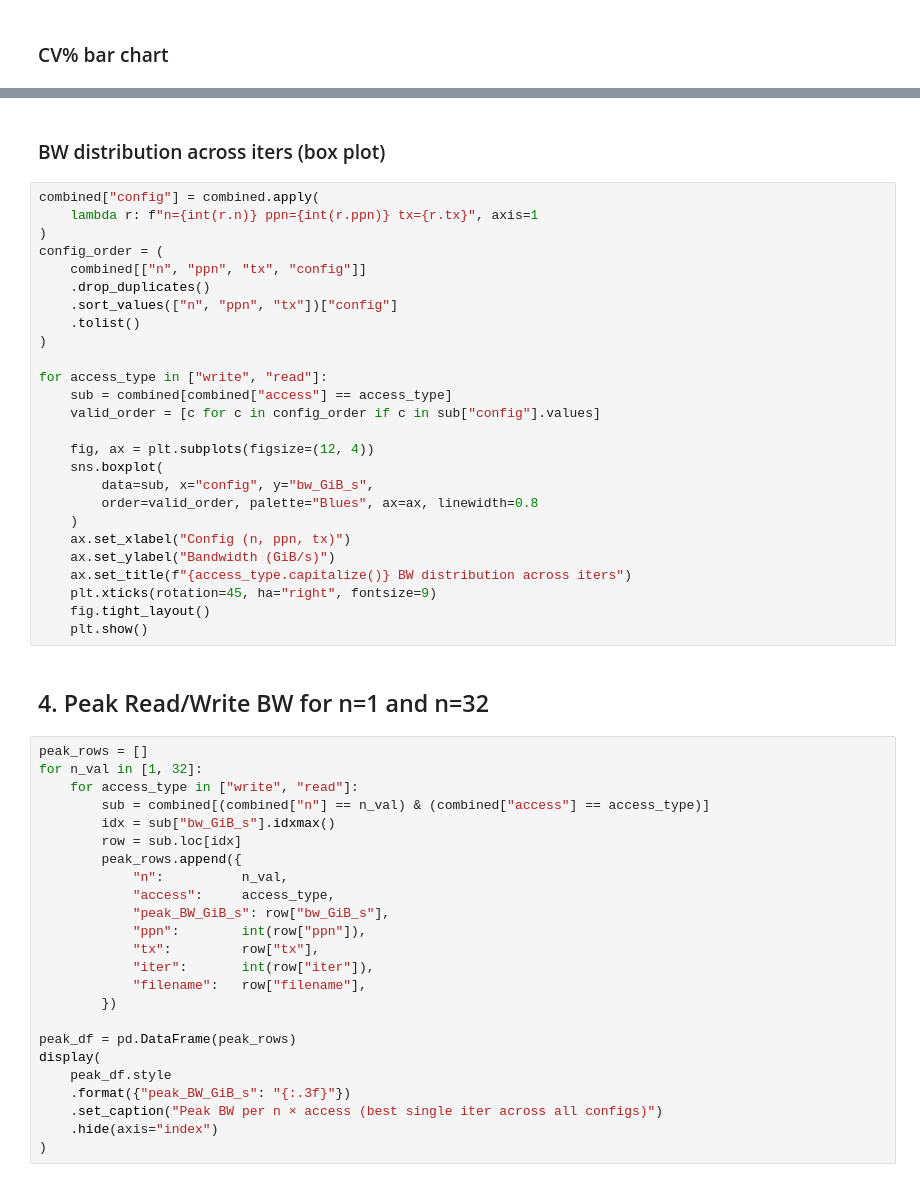
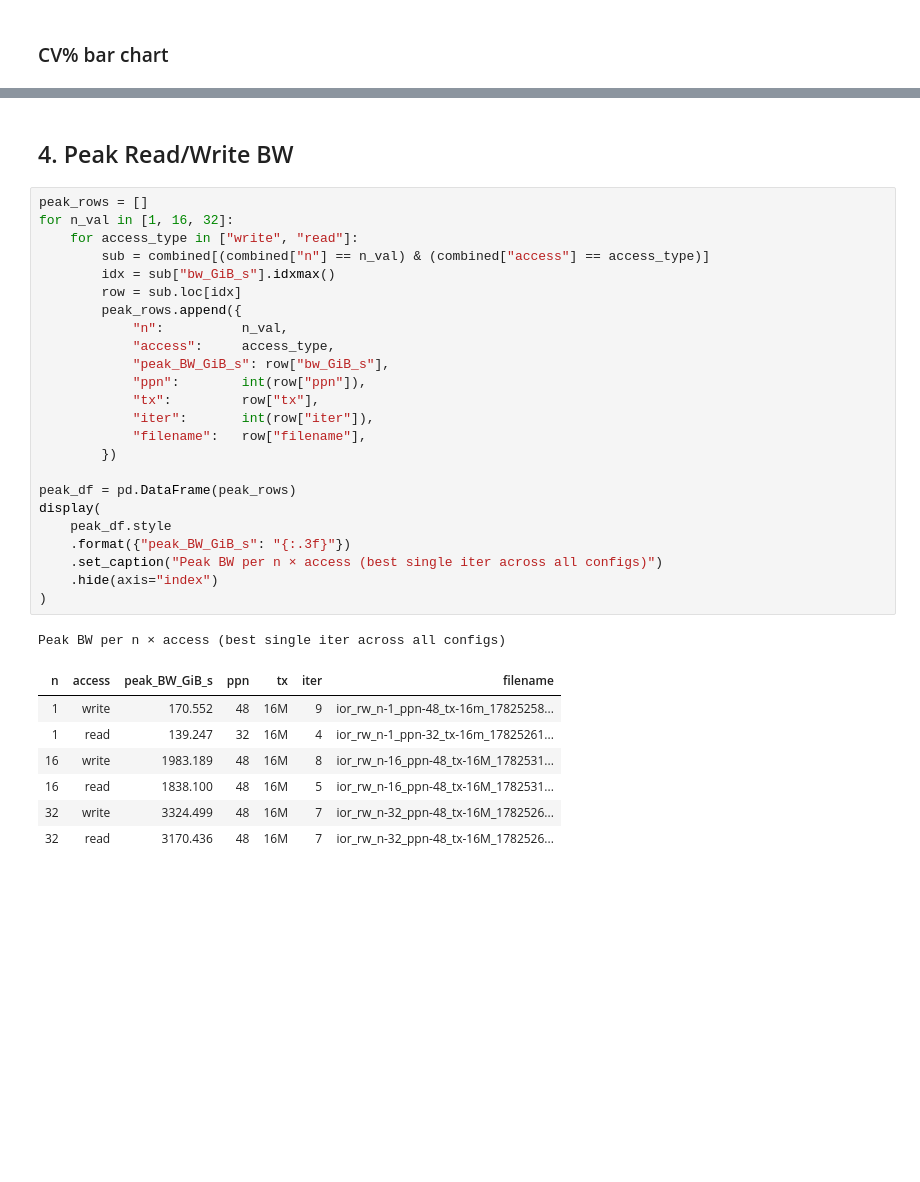
Before and after one commit to cissieAB/pdsw26_daos-bench, a Jupyter notebook: results/aurora/ior/ior-rw/ior_rw_analysis.ipynb, the cells around one changed output, grey strips where cells are left out. Cells and saved outputs as stored; diff of their text form; blank space fills up the shorter version.

```diff
--- a/results/aurora/ior/ior-rw/ior_rw_analysis.ipynb
+++ b/results/aurora/ior/ior-rw/ior_rw_analysis.ipynb
@@ -139,54 +179,35 @@ for access_type in ["write", "read"]:
-# %% [markdown]
-### BW distribution across iters (box plot)
-# %%
-combined["config"] = combined.apply(
-    lambda r: f"n={int(r.n)} ppn={int(r.ppn)} tx={r.tx}", axis=1
-)
-config_order = (
-    combined[["n", "ppn", "tx", "config"]]
-    .drop_duplicates()
-    .sort_values(["n", "ppn", "tx"])["config"]
-    .tolist()
-)
-
-for access_type in ["write", "read"]:
-    sub = combined[combined["access"] == access_type]
-    valid_order = [c for c in config_order if c in sub["config"].values]
-
-    fig, ax = plt.subplots(figsize=(12, 4))
-    sns.boxplot(
-        data=sub, x="config", y="bw_GiB_s",
-        order=valid_order, palette="Blues", ax=ax, linewidth=0.8
-    )
-    ax.set_xlabel("Config (n, ppn, tx)")
-    ax.set_ylabel("Bandwidth (GiB/s)")
-    ax.set_title(f"{access_type.capitalize()} BW distribution across iters")
-    plt.xticks(rotation=45, ha="right", fontsize=9)
-    fig.tight_layout()
-    plt.show()
 # %% [markdown]
-## 4. Peak Read/Write BW for n=1 and n=32
+## 4. Peak Read/Write BW
 # %%
 peak_rows = []
-for n_val in [1, 32]:
+for n_val in [1, 16, 32]:
     for access_type in ["write", "read"]:
         sub = combined[(combined["n"] == n_val) & (combined["access"] == access_type)]
         idx = sub["bw_GiB_s"].idxmax()
         row = sub.loc[idx]
         peak_rows.append({
             "n":          n_val,
             "access":     access_type,
             "peak_BW_GiB_s": row["bw_GiB_s"],
             "ppn":        int(row["ppn"]),
             "tx":         row["tx"],
             "iter":       int(row["iter"]),
             "filename":   row["filename"],
         })
 
 peak_df = pd.DataFrame(peak_rows)
 display(
     peak_df.style
     .format({"peak_BW_GiB_s": "{:.3f}"})
     .set_caption("Peak BW per n × access (best single iter across all configs)")
     .hide(axis="index")
 )
+# %% [output]
+Peak BW per n × access (best single iter across all configs)
+| n | access | peak_BW_GiB_s | ppn | tx | iter | filename |
+| 1 | write | 170.552 | 48 | 16M | 9 | ior_rw_n-1_ppn-48_tx-16m_17825258... |
+| 1 | read | 139.247 | 32 | 16M | 4 | ior_rw_n-1_ppn-32_tx-16m_17825261... |
+| 16 | write | 1983.189 | 48 | 16M | 8 | ior_rw_n-16_ppn-48_tx-16M_1782531... |
+| 16 | read | 1838.100 | 48 | 16M | 5 | ior_rw_n-16_ppn-48_tx-16M_1782531... |
+| 32 | write | 3324.499 | 48 | 16M | 7 | ior_rw_n-32_ppn-48_tx-16M_1782526... |
+| 32 | read | 3170.436 | 48 | 16M | 7 | ior_rw_n-32_ppn-48_tx-16M_1782526... |
```
Also changed, not shown: parts of 6 cells of this notebook, 8 other files.
